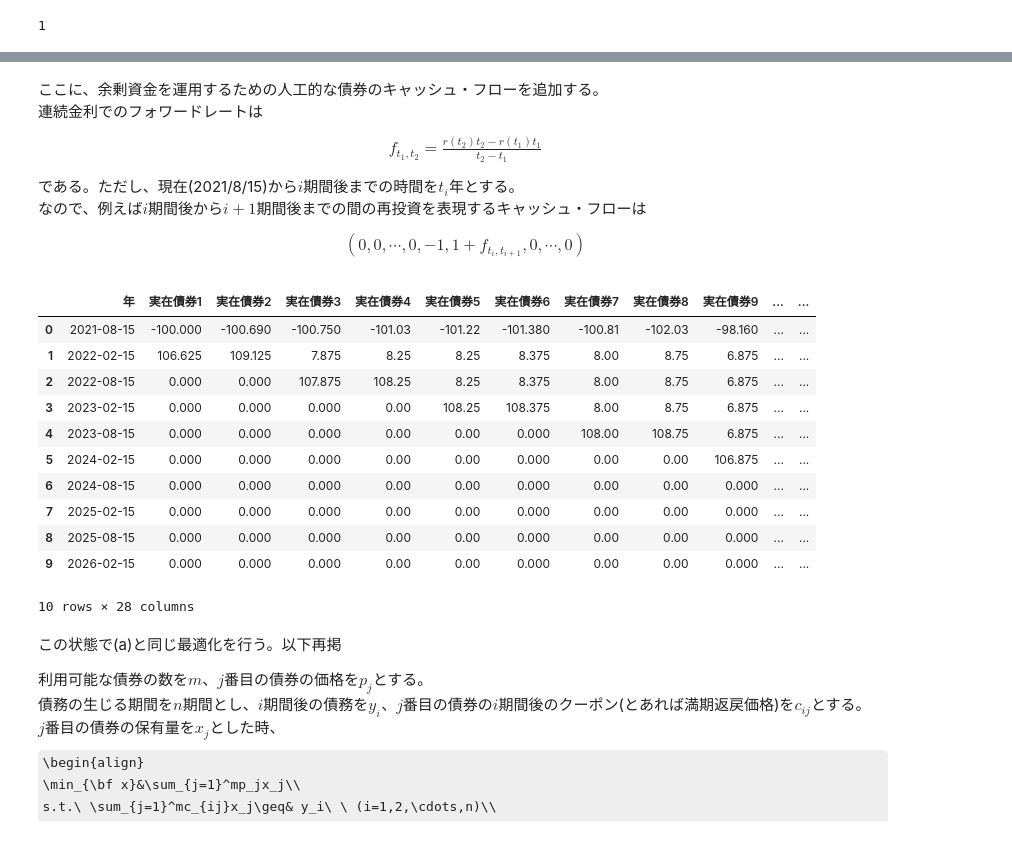
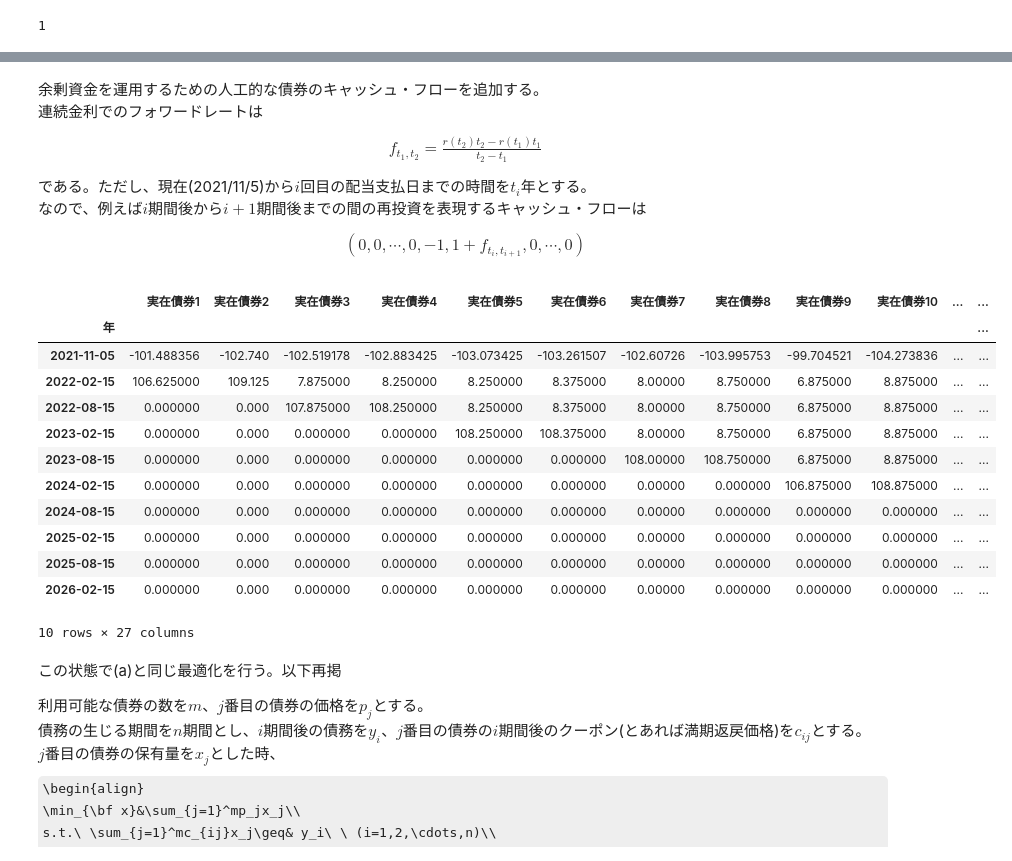
Before and after one commit to ryuichi-tate/seminar-financial-engineering, a Jupyter notebook: my-answer/5-6.ipynb, the cells around one changed output, grey strips where cells are left out. Cells and saved outputs as stored; diff of their text form; code cells hidden in the pictures; some formulas as TeX source.

```diff
--- a/my-answer/5-6.ipynb
+++ b/my-answer/5-6.ipynb
@@ -67,0 +110,7 @@ def r(t):
+# %%
+for i in range(len(cash_flow)-1):
+    datum = [0]*(len(debt_data)+1)
+    datum[i] = -1
+    datum[i+1] = 1
+    cash_flow['人工債券{0}'.format(i+1)]=datum
+cash_flow
@@ -78,19 +140,16 @@ x_j\geq& 0\ \ (j=1,2,\cdots,m)
 # %%
 from pulp import *
 m = LpProblem() # 最小化問題として定式化
-x = [LpVariable('x{0}'.format(i+1), lowBound=0) for i in range(len(bond_data))] # 正の変数xの設定
-m += (bond_data['価格']*x).sum() # 目的関数
+x = [LpVariable('x{0}'.format(i+1), lowBound=0) for i in range(len(cash_flow.columns))] # 正の変数xの設定
+m += - (np.array(cash_flow[cash_flow.index==now])[0]*x).sum()  # 目的関数
 for i, t in enumerate(debt_data['支払日']):
     # i期間後に生じる債務
     y = debt_data['債務価格'][i]
     # それぞれの債券でi期間後に得られるリターン
-    c = bond_data['クーポン'].where(bond_data['満期日']>=t, 0) + (bond_data['満期日']==t)*100
+    c = np.array(cash_flow[cash_flow.index==t])[0]
     # 制約条件
     m += (c*x).sum() >= y
 # %%
 m.solve() # ソルバーの実行
 # %% [output]
 1
-# %%
-for i in range(len(x)):
-    print(x[i], value(x[i]))
@@ -125,10 +184,0 @@ sum([value(x[i])*bond_data['価格'][i] for i in range(len(bond_data))])
-# %%
-data = [[datetime.date(2021,8,15)] + list(-bond_data['価格'])]
-for i, t in enumerate(debt_data['支払日']):
-    datum = [t]
-    for j in bond_data.itertuples():
-        datum.append(j.クーポン if j.満期日>t else j.クーポン+100 if j.満期日==t else 0)
-    data.append(datum)
-
-cash_flow = pd.DataFrame(data, columns=['年']+['実在債券{0}'.format(i+1) for i in range(len(bond_data))])#.set_index('年')
-cash_flow
@@ -147,37 +185,36 @@ cash_flow
 # %% [markdown]
-ここに、余剰資金を運用するための人工的な債券のキャッシュ・フローを追加する。<br>
+余剰資金を運用するための人工的な債券のキャッシュ・フローを追加する。<br>
 連続金利でのフォワードレートは
 \begin{align}
 f_{t_1,t_2} = \frac{r(t_2)t_2-r(t_1)t_1}{t_2-t_1}
 \end{align}
-である。ただし、現在(2021/8/15)から$i$期間後までの時間を$t_i$年とする。<br>
+である。ただし、現在(2021/11/5)から$i$回目の配当支払日までの時間を$t_i$年とする。<br>
 なので、例えば$i$期間後から$i+1$期間後までの間の再投資を表現するキャッシュ・フローは
 \begin{align}
 (0,0,\cdots,0,-1,1+f_{t_i,t_{i+1}},0,\cdots,0 )
 \end{align}
 # %%
-t = cash_flow['年']
+t = np.array([(cash_flow.index[i] - cash_flow.index[0]).days/365 for i in range(len(cash_flow))])
 for i in range(len(cash_flow)-1):
-    ti = (t[i]-t[0]).days/365
-    ti_ = (t[i+1]-t[0]).days/365
     datum = [0]*(len(debt_data)+1)
     datum[i] = -1
-    datum[i+1] = 1 + (r(ti_)*ti_ - r(ti)*ti)/(ti_ - ti)
+    datum[i+1] = 1 + (r(t[i+1])*t[i+1] - r(t[i])*t[i])/(t[i+1] - t[i])
     cash_flow['人工債券{0}'.format(i+1)]=datum
 cash_flow
 # %% [output]
-|  | 年 | 実在債券1 | 実在債券2 | 実在債券3 | 実在債券4 | 実在債券5 | 実在債券6 | 実在債券7 | 実在債券8 | 実在債券9 | ... | ... |
-| 0 | 2021-08-15 | -100.000 | -100.690 | -100.750 | -101.03 | -101.22 | -101.380 | -100.81 | -102.03 | -98.160 | ... | ... |
-| 1 | 2022-02-15 | 106.625 | 109.125 | 7.875 | 8.25 | 8.25 | 8.375 | 8.00 | 8.75 | 6.875 | ... | ... |
-| 2 | 2022-08-15 | 0.000 | 0.000 | 107.875 | 108.25 | 8.25 | 8.375 | 8.00 | 8.75 | 6.875 | ... | ... |
-| 3 | 2023-02-15 | 0.000 | 0.000 | 0.000 | 0.00 | 108.25 | 108.375 | 8.00 | 8.75 | 6.875 | ... | ... |
-| 4 | 2023-08-15 | 0.000 | 0.000 | 0.000 | 0.00 | 0.00 | 0.000 | 108.00 | 108.75 | 6.875 | ... | ... |
-| 5 | 2024-02-15 | 0.000 | 0.000 | 0.000 | 0.00 | 0.00 | 0.000 | 0.00 | 0.00 | 106.875 | ... | ... |
-| 6 | 2024-08-15 | 0.000 | 0.000 | 0.000 | 0.00 | 0.00 | 0.000 | 0.00 | 0.00 | 0.000 | ... | ... |
-| 7 | 2025-02-15 | 0.000 | 0.000 | 0.000 | 0.00 | 0.00 | 0.000 | 0.00 | 0.00 | 0.000 | ... | ... |
-| 8 | 2025-08-15 | 0.000 | 0.000 | 0.000 | 0.00 | 0.00 | 0.000 | 0.00 | 0.00 | 0.000 | ... | ... |
-| 9 | 2026-02-15 | 0.000 | 0.000 | 0.000 | 0.00 | 0.00 | 0.000 | 0.00 | 0.00 | 0.000 | ... | ... |
+|  | 実在債券1 | 実在債券2 | 実在債券3 | 実在債券4 | 実在債券5 | 実在債券6 | 実在債券7 | 実在債券8 | 実在債券9 | 実在債券10 | ... | ... |
+| 年 |  |  |  |  |  |  |  |  |  |  |  | ... |
+| 2021-11-05 | -101.488356 | -102.740 | -102.519178 | -102.883425 | -103.073425 | -103.261507 | -102.60726 | -103.995753 | -99.704521 | -104.273836 | ... | ... |
+| 2022-02-15 | 106.625000 | 109.125 | 7.875000 | 8.250000 | 8.250000 | 8.375000 | 8.00000 | 8.750000 | 6.875000 | 8.875000 | ... | ... |
+| 2022-08-15 | 0.000000 | 0.000 | 107.875000 | 108.250000 | 8.250000 | 8.375000 | 8.00000 | 8.750000 | 6.875000 | 8.875000 | ... | ... |
+| 2023-02-15 | 0.000000 | 0.000 | 0.000000 | 0.000000 | 108.250000 | 108.375000 | 8.00000 | 8.750000 | 6.875000 | 8.875000 | ... | ... |
+| 2023-08-15 | 0.000000 | 0.000 | 0.000000 | 0.000000 | 0.000000 | 0.000000 | 108.00000 | 108.750000 | 6.875000 | 8.875000 | ... | ... |
+| 2024-02-15 | 0.000000 | 0.000 | 0.000000 | 0.000000 | 0.000000 | 0.000000 | 0.00000 | 0.000000 | 106.875000 | 108.875000 | ... | ... |
+| 2024-08-15 | 0.000000 | 0.000 | 0.000000 | 0.000000 | 0.000000 | 0.000000 | 0.00000 | 0.000000 | 0.000000 | 0.000000 | ... | ... |
+| 2025-02-15 | 0.000000 | 0.000 | 0.000000 | 0.000000 | 0.000000 | 0.000000 | 0.00000 | 0.000000 | 0.000000 | 0.000000 | ... | ... |
+| 2025-08-15 | 0.000000 | 0.000 | 0.000000 | 0.000000 | 0.000000 | 0.000000 | 0.00000 | 0.000000 | 0.000000 | 0.000000 | ... | ... |
+| 2026-02-15 | 0.000000 | 0.000 | 0.000000 | 0.000000 | 0.000000 | 0.000000 | 0.00000 | 0.000000 | 0.000000 | 0.000000 | ... | ... |
-10 rows × 28 columns
+10 rows × 27 columns
 # %% [markdown]
 この状態で(a)と同じ最適化を行う。以下再掲
 
```
Also changed, not shown: parts of 30 cells of this notebook, 2 other files.
